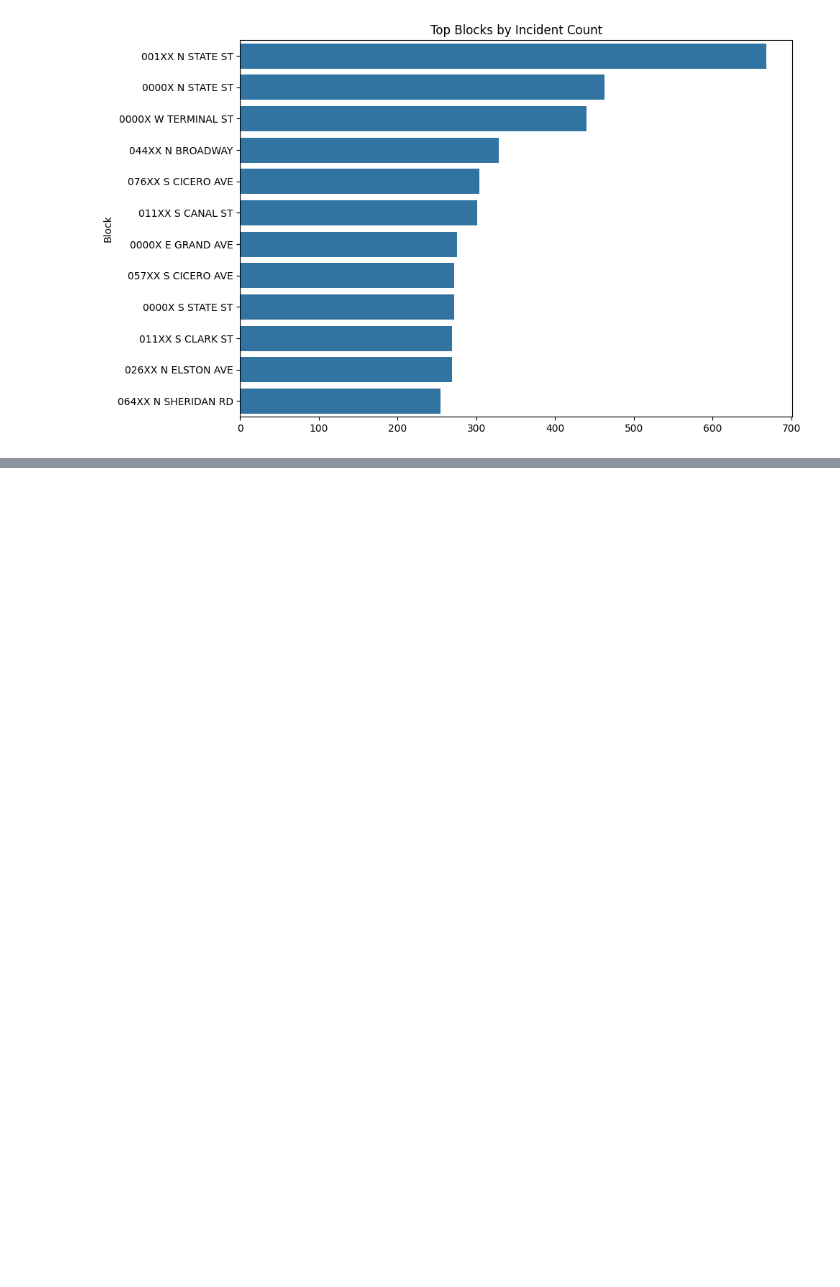
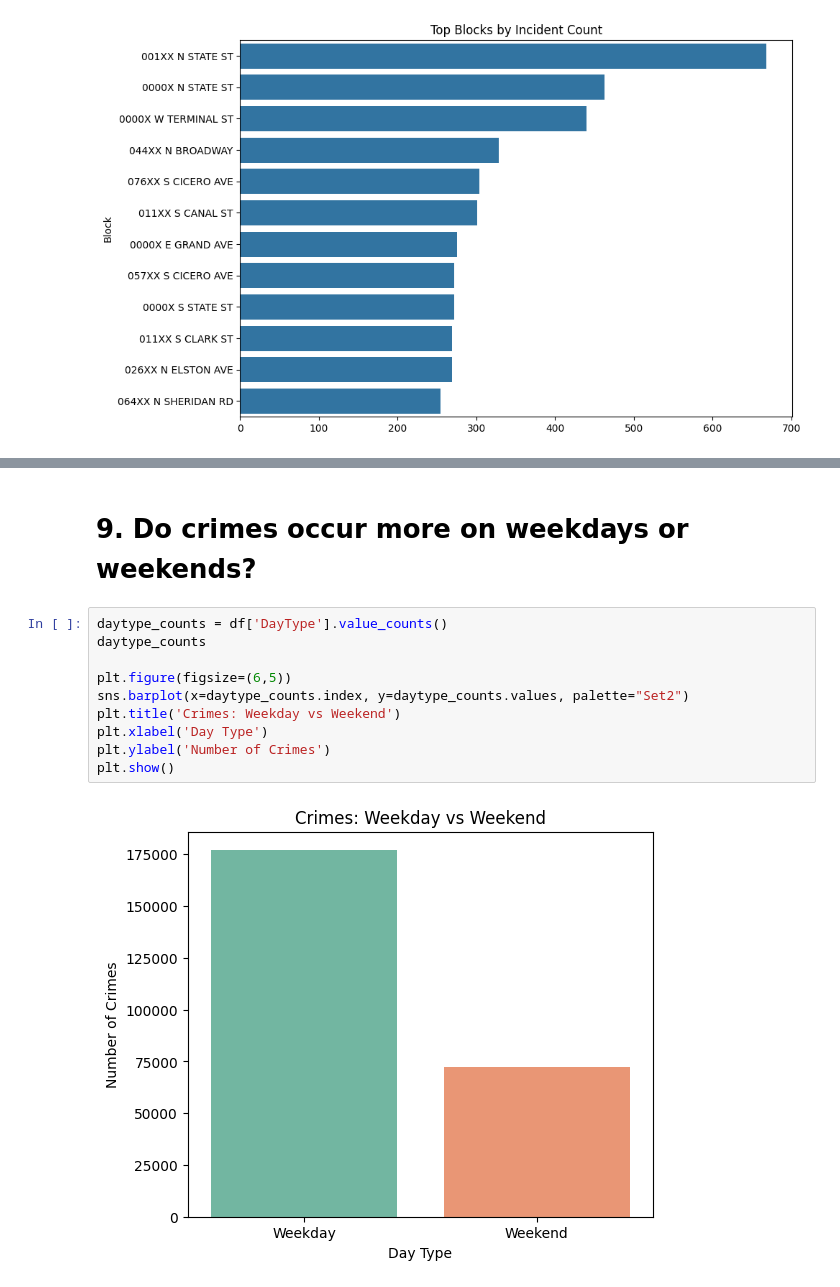
Before and after one commit to GelaLela/ELEC303_DATA_ANALYTICS_ACT2_REMOJOANGELA, a Jupyter notebook: ELEC303MIDTERMS_EXAM.ipynb, the cells around one changed output, grey strips where cells are left out. Saved outputs shown, nothing was run; the diff lists cells and outputs as text; blank space fills up the shorter version.

```diff
--- a/ELEC303MIDTERMS_EXAM.ipynb
+++ b/ELEC303MIDTERMS_EXAM.ipynb
@@ -248,0 +251,14 @@ Name: count, dtype: int64
+# %% [markdown]
+<h1>9. Do crimes occur more on weekdays or weekends?</h1>
+# %%
+daytype_counts = df['DayType'].value_counts()
+daytype_counts
+
+plt.figure(figsize=(6,5))
+sns.barplot(x=daytype_counts.index, y=daytype_counts.values, palette="Set2")
+plt.title('Crimes: Weekday vs Weekend')
+plt.xlabel('Day Type')
+plt.ylabel('Number of Crimes')
+plt.show()
+# %% [output]
+[figure, added]
```
Also changed, not shown: parts of 28 cells of this notebook.
